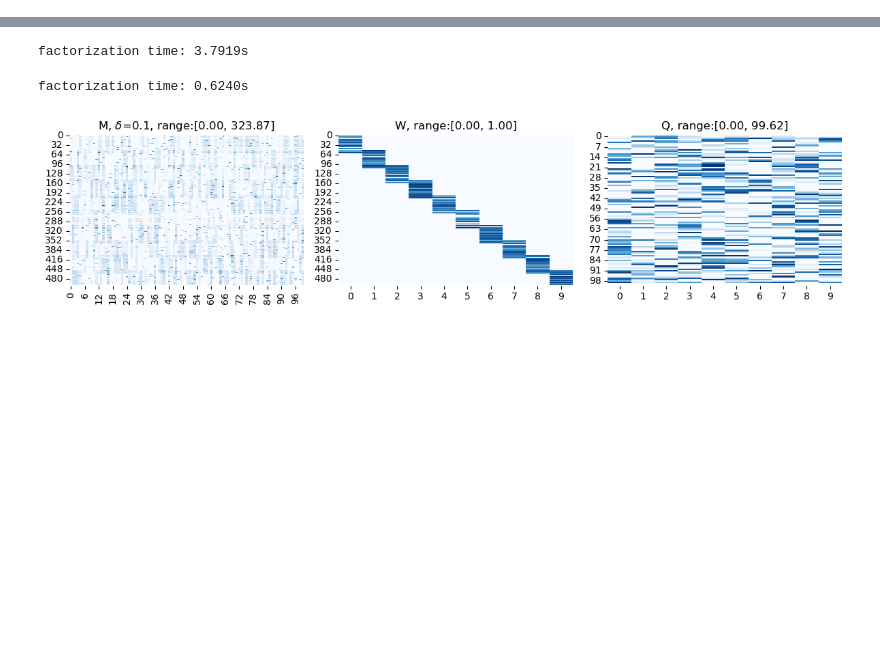
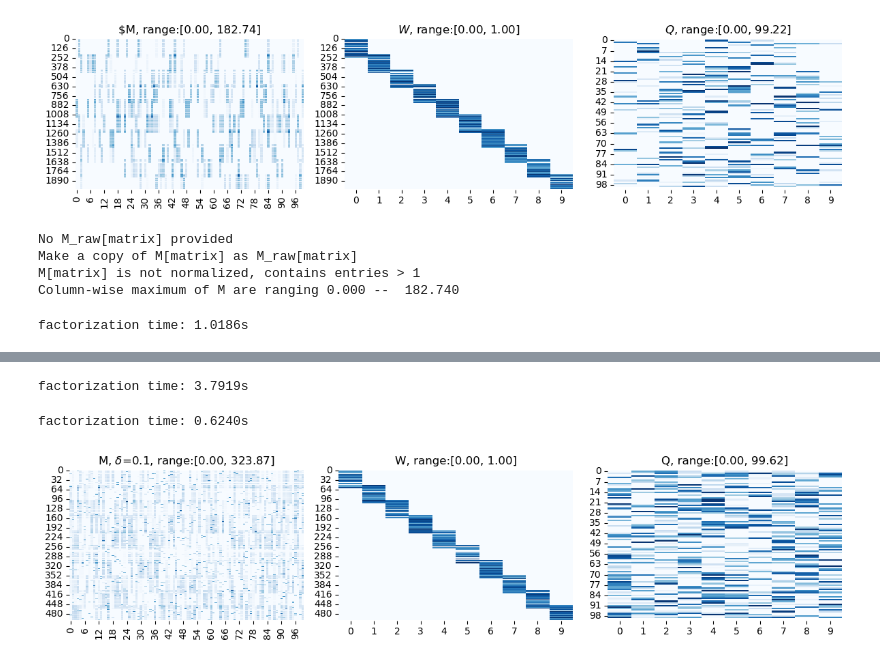
Before and after one commit to jefferykclam/ICQF, a Jupyter notebook: demonstration.ipynb, the cells around one changed output, grey strips where cells are left out. Saved outputs shown, nothing was run; the diff lists cells and outputs as text; code cells hidden in the pictures; blank space fills up the shorter version.

```diff
--- a/demonstration.ipynb
+++ b/demonstration.ipynb
@@ -7,3 +7,15 @@ import numpy as np
 from utils.generate_synthetic import simulation, show_synthetic_result
 from src.data_class import matrix_class
 from src.ICQF import ICQF
+# %%
+true_W, true_Q, _, M_clean, M, _ = simulation(2000, 100, 10)
+# %% [output]
+[figure, added]
+# %%
+MF_data = matrix_class(M=M)
+MF_data.check_input()
+# %% [output]
+No M_raw[matrix] provided
+Make a copy of M[matrix] as M_raw[matrix]
+M[matrix] is not normalized, contains entries > 1
+Column-wise maximum of M are ranging 0.000 --  182.740
@@ -9,0 +28,7 @@ from src.ICQF import ICQF
+# %%
+tic = time.perf_counter()
+manual_MF_data, loss = clf.fit_transform(MF_data)
+toc = time.perf_counter()
+print(f"factorization time: {toc-tic:0.4f}s")
+# %% [output]
+factorization time: 1.0186s
```
Also changed, not shown: parts of 19 cells of this notebook, 2 other files.
